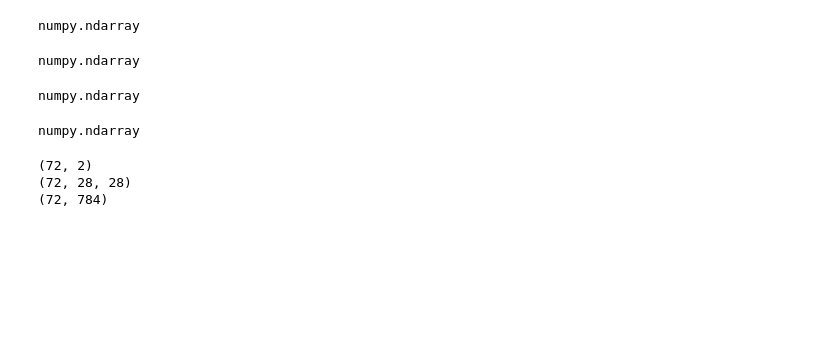
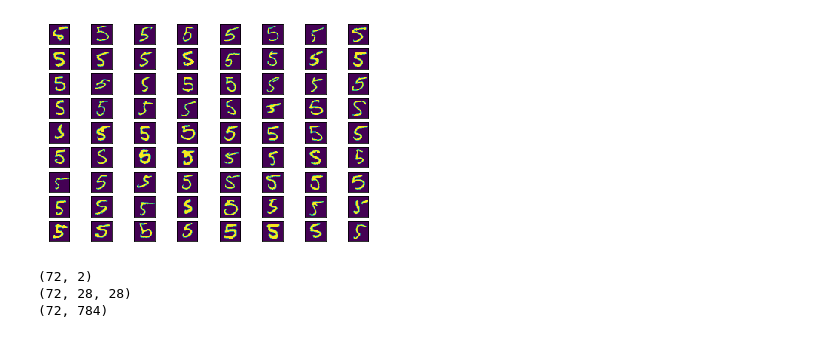
Before and after one commit to ardihikaru/mlsp, a Jupyter notebook: hw4-1.ipynb, the cells around one changed output. Saved outputs shown, nothing was run; the diff lists cells and outputs as text; code cells hidden in the pictures; blank space fills up the shorter version.

```diff
--- a/hw4-1.ipynb
+++ b/hw4-1.ipynb
@@ -35,19 +8,3 @@ shapes = (img_size, img_size)
 # %%
 dataset = Dataset()
-fives = dataset.get_5s().T
-d = dataset.get_dataset().T
-type(fives)
-type(d)
+fives = dataset.get_5s()
-# %% [output]
-numpy.ndarray
-# %%
-import glob
-import cv2
-
-images = []
-for path in glob.glob("./hw3/four_dataset/*.jpg"):
-    images.append(cv2.cvtColor(cv2.imread(path), cv2.COLOR_BGR2GRAY))
-flat_images = np.array(images).reshape(982, -1)
-type(flat_images)
-# %% [output]
-numpy.ndarray
@@ -63,5 +11,7 @@ numpy.ndarray
 # %%
-# fig, numplt = plt.subplots(9, 8, subplot_kw=dict(xticks=[], yticks=[]))
-# for i, axis in enumerate(numplt.flat):
-#     axis.imshow(np.reshape(fives[:, i], (28, 28), 'F'))
-    # axis.imshow(fives[700*i].reshape(28, 28), cmap='gray_r')
+# Plot Matrix (9, 8) is due to known collected digit 5s; total = 72 (Manually defined)
+fig, numplt = plt.subplots(9, 8, subplot_kw=dict(xticks=[], yticks=[]))
+for i, axis in enumerate(numplt.flat):
+    axis.imshow(np.reshape(fives[:, i], (28, 28), 'F'))
+# %% [output]
+[figure, added]
@@ -77,17 +18,12 @@ numpy.ndarray
 # %%
 # Perform PCA transform
+fives = fives.T # Transform data for Dimensional Reduction Process
 n_comp = 2
 pca = PCA(fives, n_comp)
 pca_images, components = pca.run()
-type(pca_images)
-# %% [output]
-numpy.ndarray
 # %%
 # Reconstruct from PCA reduction
 reconstructed_img = pca.inverse_pca(pca_images, components)
-type(reconstructed_img)
-# %% [output]
-numpy.ndarray
 # %%
 print(pca_images.shape)
 print(reconstructed_img.shape)
```
Also changed, not shown: parts of 13 cells of this notebook, 2 other files.
